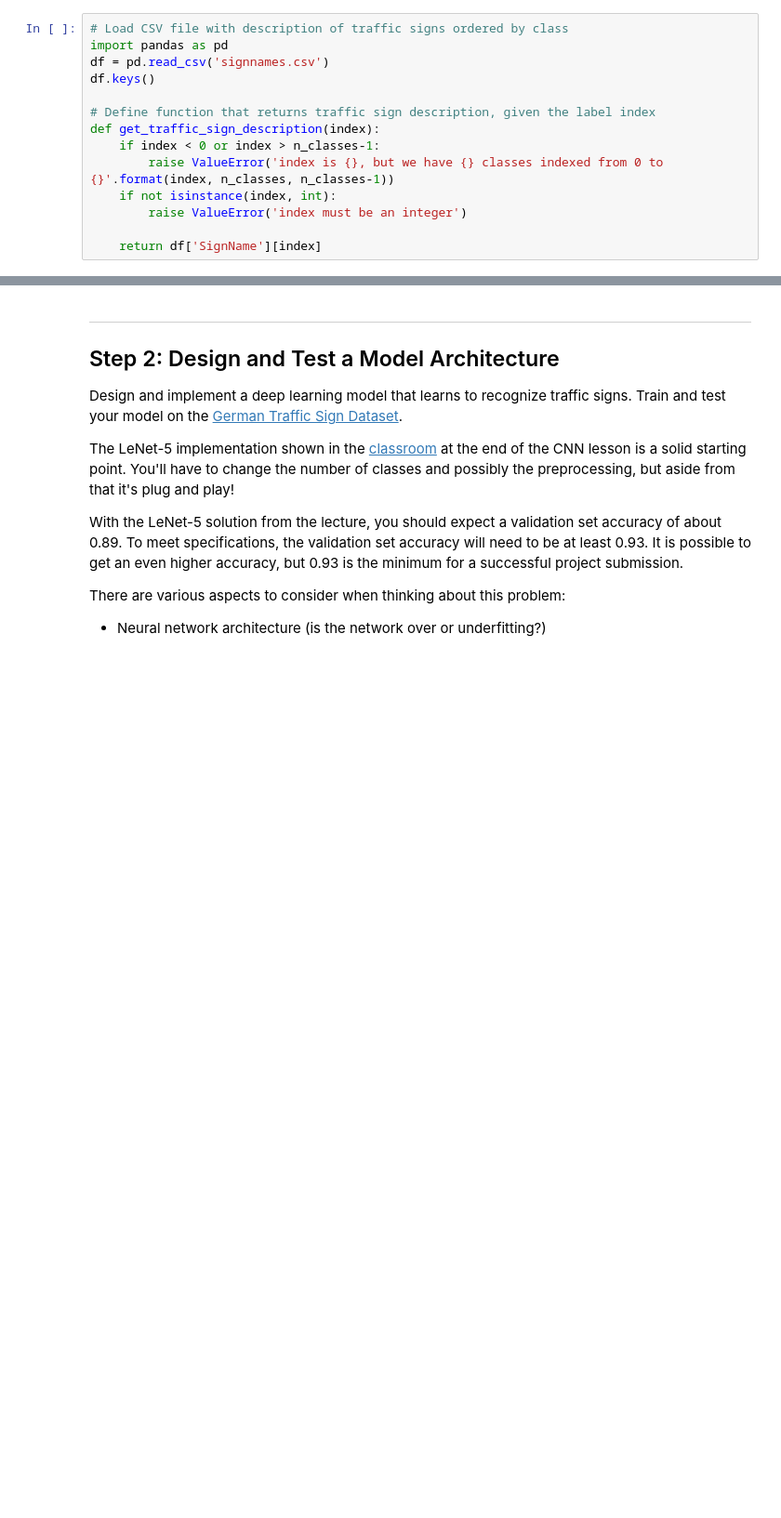
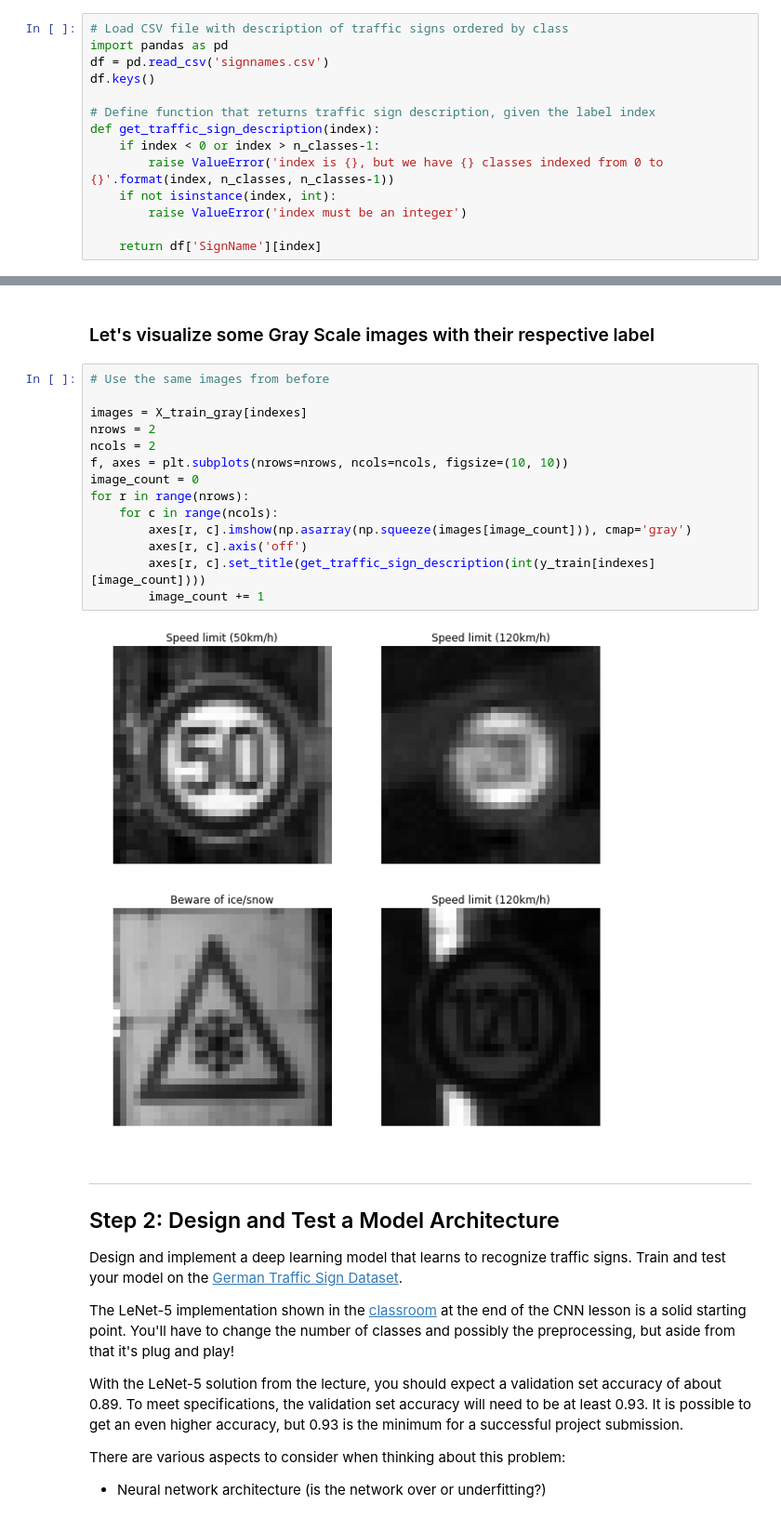
Before and after one commit to dariocazzani/self-driving-car-nanodegree, a Jupyter notebook: CarND-Traffic-Sign-Classifier-Project-master/Traffic_Sign_Classifier.ipynb, the cells around one changed output, grey strips where cells are left out. Shown: that part at 93% size. Drawn from its saved outputs; the diff is of its cells as text; blank space fills up the shorter version.

```diff
--- a/CarND-Traffic-Sign-Classifier-Project-master/Traffic_Sign_Classifier.ipynb
+++ b/CarND-Traffic-Sign-Classifier-Project-master/Traffic_Sign_Classifier.ipynb
@@ -140,3 +158,21 @@ for r in range(nrows):
+# %% [markdown]
+### Let's visualize some Gray Scale images with their respective label
+# %%
+# Use the same images from before
+
+images = X_train_gray[indexes]
+nrows = 2
+ncols = 2
+f, axes = plt.subplots(nrows=nrows, ncols=ncols, figsize=(10, 10))
+image_count = 0
+for r in range(nrows):
+    for c in range(ncols):
+        axes[r, c].imshow(np.asarray(np.squeeze(images[image_count])), cmap='gray')
+        axes[r, c].axis('off')
+        axes[r, c].set_title(get_traffic_sign_description(int(y_train[indexes][image_count])))
+        image_count += 1
+# %% [output]
+[figure, added]
 # %% [markdown]
 ----
 
```
Also changed, not shown: parts of 12 cells of this notebook.
